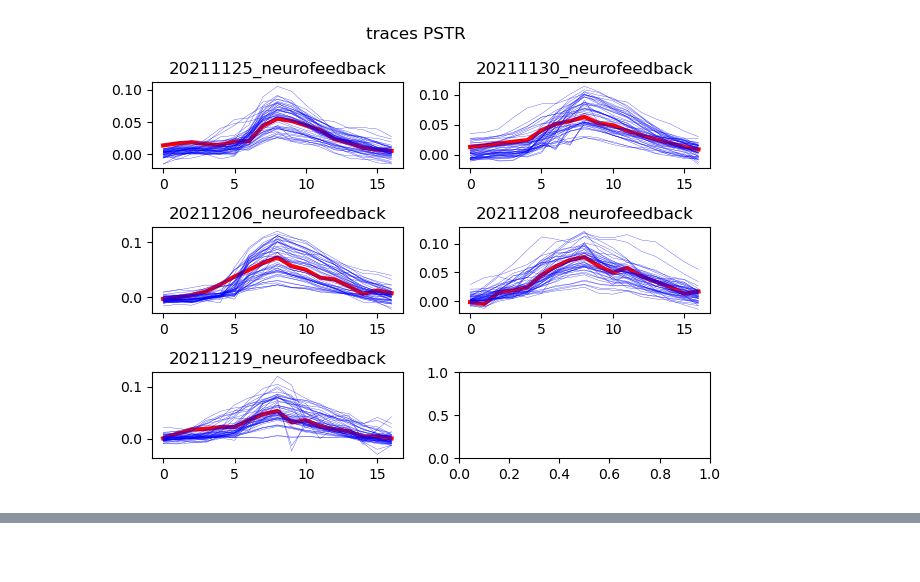
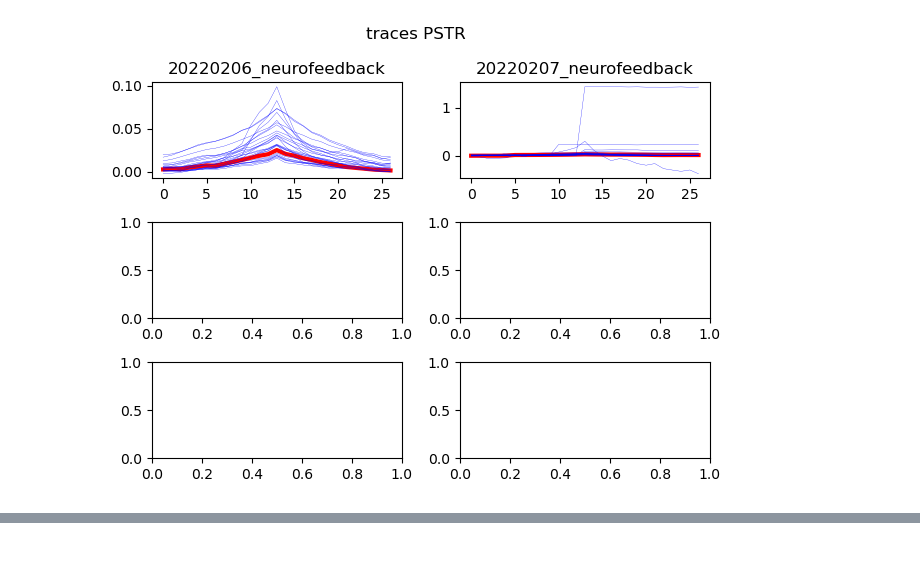
Before and after one commit to PBLab/WideFlow, a Jupyter notebook: wideflow/show_results.ipynb, the cells around one changed output, grey strips where cells are left out. Cells and saved outputs as stored; diff of their text form; code cells hidden in the pictures.

```diff
--- a/wideflow/show_results.ipynb
+++ b/wideflow/show_results.ipynb
@@ -101,21 +101,20 @@ def load_extended_rois_list(file_path):
 # %%
 # data paths
 base_path = '/data/Rotem/WideFlow prj/'
-statistics_path = base_path + 'results/sessions_statistics.h5'
-dataset_path = base_path + 'results/sessions_dataset.h5'
-rois_dict_path = '/data/Rotem/Wide Field/WideFlow/data/cortex_map/allen_2d_cortex_rois_extended.h5'
+statistics_path = base_path + 'results/sessions_statistics_new.h5'
+dataset_path = base_path + 'results/sessions_dataset_new.h5'
+# rois_dict_path = '/data/Rotem/Wide Field/WideFlow/data/cortex_map/allen_2d_cortex_rois.h5'
+rois_dict_path = '/data/Rotem/Wide Field/WideFlow/data/cortex_map/allen_2d_cortex_rois_left_hemi.h5'
 cortex_map_path = '/data/Rotem/Wide Field/WideFlow/data/cortex_map/allen_2d_cortex.h5'
 # %%
 # mouse ID and sessions to examine - CHANGE IT IF NECESSARY
-mouse_id = '2680'
+mouse_id = '2683'
 mouse_base_path = base_path + mouse_id + '/'
 
 sessions_names = [
-    '20211125_neurofeedback',
-    '20211130_neurofeedback',
-    '20211206_neurofeedback',
-    '20211208_neurofeedback',
-    '20211219_neurofeedback'
+    '20220206_neurofeedback',
+    '20220207_neurofeedback',
+
 ]
 # %%
 # load data
@@ -282,90 +281,57 @@ l = [3 if i else 0.2 for i in metric_bool_arr]
 metric_list = ['traces', 'regression_divergence']
 for metric in metric_list:
     f, ((ax1,ax2),(ax3,ax4), (ax5, ax6)) = plt.subplots(3,2)
-    for i, pstr in enumerate(sessions_stats['20211125_neurofeedback'][metric]['pstr_sim_reward']):
+    for i, pstr in enumerate(sessions_stats['20220206_neurofeedback'][metric]['pstr_sim_reward']):
         ax1.plot(pstr, color=c[i], linewidth=l[i])
-    for i, pstr in enumerate(sessions_stats['20211130_neurofeedback'][metric]['pstr_sim_reward']):
+    for i, pstr in enumerate(sessions_stats['20220207_neurofeedback'][metric]['pstr_sim_reward']):
         ax2.plot(pstr, color=c[i], linewidth=l[i])
-    for i, pstr in enumerate(sessions_stats['20211206_neurofeedback'][metric]['pstr_sim_reward']):
-        ax3.plot(pstr, color=c[i], linewidth=l[i])
-    for i, pstr in enumerate(sessions_stats['20211208_neurofeedback'][metric]['pstr_sim_reward']):
-        ax4.plot(pstr, color=c[i], linewidth=l[i])
-    for i, pstr in enumerate(sessions_stats['20211219_neurofeedback'][metric]['pstr_sim_reward']):
-        ax5.plot(pstr, color=c[i], linewidth=l[i])
 
     f.suptitle(f'{metric} PSTR')
-    ax1.set_title('20211125_neurofeedback')
-    ax2.set_title('20211130_neurofeedback')
-    ax3.set_title('20211206_neurofeedback')
-    ax4.set_title('20211208_neurofeedback')
-    ax5.set_title('20211219_neurofeedback')
+    ax1.set_title('20220206_neurofeedback')
+    ax2.set_title('20220207_neurofeedback')
     f.tight_layout()
     plt.show()
 
     f, ((ax1,ax2),(ax3,ax4), (ax5, ax6)) = plt.subplots(3,2)
-    for i, pstr in enumerate(sessions_stats['20211125_neurofeedback'][metric]['pstr_zscore_sim_reward']):
+    for i, pstr in enumerate(sessions_stats['20220206_neurofeedback'][metric]['pstr_zscore_sim_reward']):
         ax1.plot(pstr, color=c[i], linewidth=l[i])
-    for i, pstr in enumerate(sessions_stats['20211130_neurofeedback'][metric]['pstr_zscore_sim_reward']):
+    for i, pstr in enumerate(sessions_stats['20220207_neurofeedback'][metric]['pstr_zscore_sim_reward']):
         ax2.plot(pstr, color=c[i], linewidth=l[i])
-    for i, pstr in enumerate(sessions_stats['20211206_neurofeedback'][metric]['pstr_zscore_sim_reward']):
-        ax3.plot(pstr, color=c[i], linewidth=l[i])
-    for i, pstr in enumerate(sessions_stats['20211208_neurofeedback'][metric]['pstr_zscore_sim_reward']):
-        ax4.plot(pstr, color=c[i], linewidth=l[i])
-    for i, pstr in enumerate(sessions_stats['20211219_neurofeedback'][metric]['pstr_zscore_sim_reward']):
-        ax5.plot(pstr, color=c[i], linewidth=l[i])
+
 
     f.suptitle(f'{metric} Z-Score PSTR')
-    ax1.set_title('20211125_neurofeedback')
-    ax2.set_title('20211130_neurofeedback')
-    ax3.set_title('20211206_neurofeedback')
-    ax4.set_title('20211208_neurofeedback')
-    ax5.set_title('20211219_neurofeedback')
+    ax1.set_title('20220206_neurofeedback')
+    ax2.set_title('20220207_neurofeedback')
     f.tight_layout()
     plt.show()
 
 
 metric_list = ['delta_frames_1', 'delta_frames_3', 'delta_frames_5']
 for metric in metric_list:
     f, ((ax1,ax2),(ax3,ax4), (ax5, ax6)) = plt.subplots(3,2)
-    for i, pstr in enumerate(sessions_stats['20211125_neurofeedback']['delta_frames_diff'][metric]['pstr_sim_reward']):
+    for i, pstr in enumerate(sessions_stats['20220206_neurofeedback']['delta_frames_diff'][metric]['pstr_sim_reward']):
         ax1.plot(pstr, color=c[i], linewidth=l[i])
-    for i, pstr in enumerate(sessions_stats['20211130_neurofeedback']['delta_frames_diff'][metric]['pstr_sim_reward']):
+    for i, pstr in enumerate(sessions_stats['20220207_neurofeedback']['delta_frames_diff'][metric]['pstr_sim_reward']):
         ax2.plot(pstr, color=c[i], linewidth=l[i])
-    for i, pstr in enumerate(sessions_stats['20211206_neurofeedback']['delta_frames_diff'][metric]['pstr_sim_reward']):
-        ax3.plot(pstr, color=c[i], linewidth=l[i])
-    for i, pstr in enumerate(sessions_stats['20211208_neurofeedback']['delta_frames_diff'][metric]['pstr_sim_reward']):
-        ax4.plot(pstr, color=c[i], linewidth=l[i])
-    for i, pstr in enumerate(sessions_stats['20211219_neurofeedback']['delta_frames_diff'][metric]['pstr_sim_reward']):
-        ax5.plot(pstr, color=c[i], linewidth=l[i])
+
 
     f.suptitle(f'{metric} PSTR')
-    ax1.set_title('20211125_neurofeedback')
-    ax2.set_title('20211130_neurofeedback')
-    ax3.set_title('20211206_neurofeedback')
-    ax4.set_title('20211208_neurofeedback')
-    ax5.set_title('20211219_neurofeedback')
+    ax1.set_title('20220206_neurofeedback')
+    ax2.set_title('20220207_neurofeedback')
     f.tight_layout()
     plt.show()
 
     f, ((ax1,ax2),(ax3,ax4), (ax5, ax6)) = plt.subplots(3,2)
-    for i, pstr in enumerate(sessions_stats['20211125_neurofeedback']['delta_frames_diff'][metric]['pstr_zscore_sim_reward']):
+    for i, pstr in enumerate(sessions_stats['20220206_neurofeedback']['delta_frames_diff'][metric]['pstr_zscore_sim_reward']):
         ax1.plot(pstr, color=c[i], linewidth=l[i])
-    for i, pstr in enumerate(sessions_stats['20211130_neurofeedback']['delta_frames_diff'][metric]['pstr_zscore_sim_reward']):
+    for i, pstr in enumerate(sessions_stats['20220207_neurofeedback']['delta_frames_diff'][metric]['pstr_zscore_sim_reward']):
         ax2.plot(pstr, color=c[i], linewidth=l[i])
-    for i, pstr in enumerate(sessions_stats['20211206_neurofeedback']['delta_frames_diff'][metric]['pstr_zscore_sim_reward']):
-        ax3.plot(pstr, color=c[i], linewidth=l[i])
-    for i, pstr in enumerate(sessions_stats['20211208_neurofeedback']['delta_frames_diff'][metric]['pstr_zscore_sim_reward']):
-        ax4.plot(pstr, color=c[i], linewidth=l[i])
-    for i, pstr in enumerate(sessions_stats['20211219_neurofeedback']['delta_frames_diff'][metric]['pstr_zscore_sim_reward']):
-        ax5.plot(pstr, color=c[i], linewidth=l[i])
+
 
     f.suptitle(f'{metric} Z-Score PSTR')
-    ax1.set_title('20211125_neurofeedback')
-    ax2.set_title('20211130_neurofeedback')
-    ax3.set_title('20211206_neurofeedback')
-    ax4.set_title('20211208_neurofeedback')
-    ax5.set_title('20211219_neurofeedback')
+    ax1.set_title('20220206_neurofeedback')
+    ax2.set_title('20220207_neurofeedback')
     f.tight_layout()
     plt.show()
 # %% [output]
-[figure, old version]
+[figure, new version]
```
Also changed, not shown: parts of 2 cells of this notebook, 10 other files.
